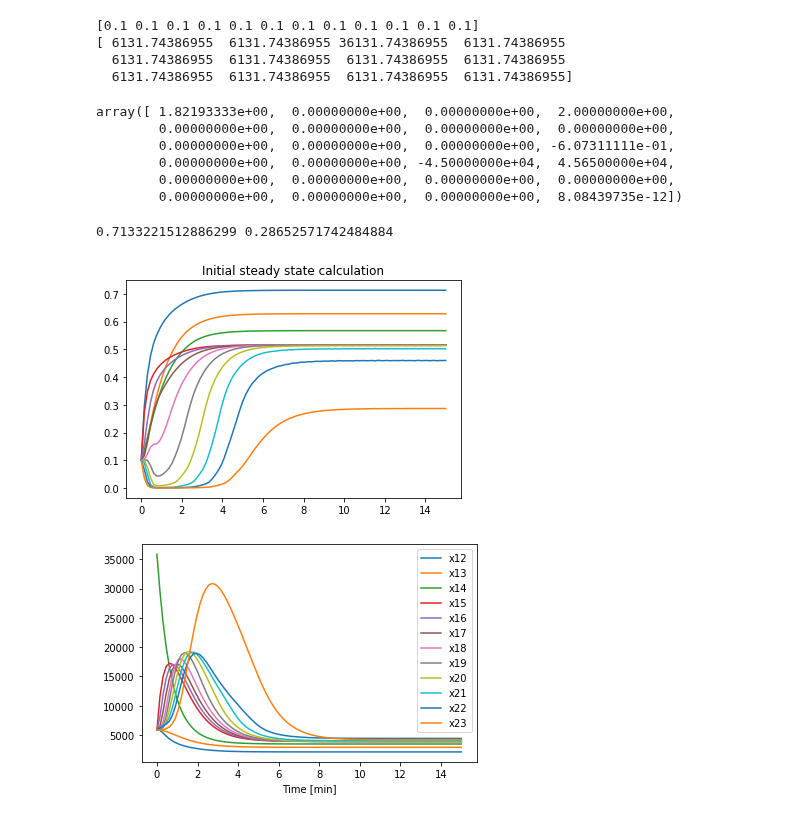
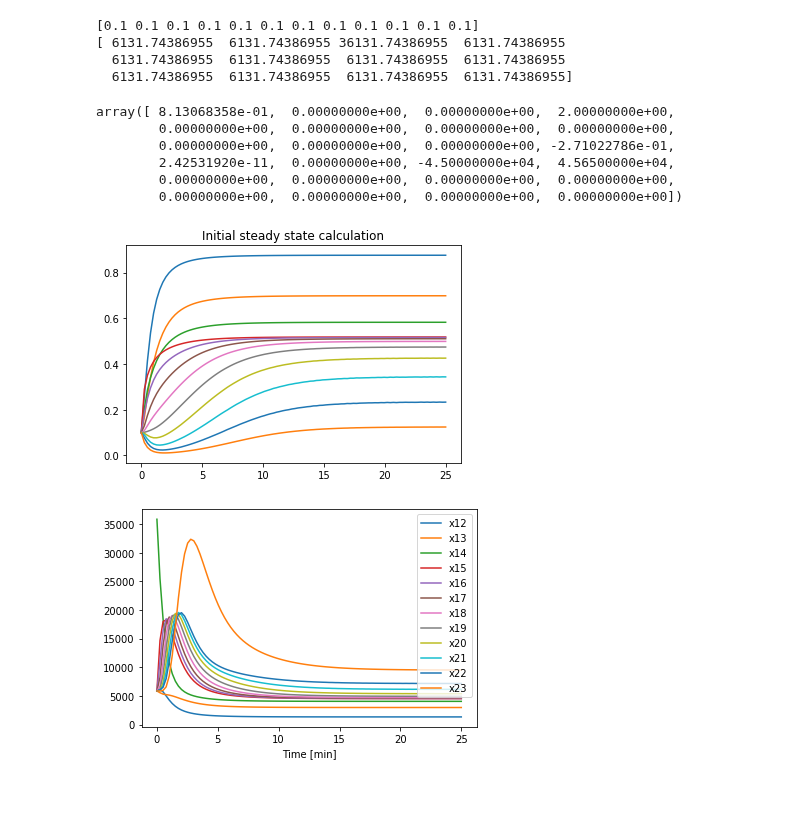
Before and after one commit to albertmitchell3/Distillation_Column, a Jupyter notebook: Basic Distillation Column/Model_2_Energy_Approximation.ipynb, the cells around one changed output. Drawn from its saved outputs; the diff is of its cells as text; code cells hidden in the pictures.

```diff
--- a/Basic Distillation Column/Model_2_Energy_Approximation.ipynb
+++ b/Basic Distillation Column/Model_2_Energy_Approximation.ipynb
@@ -169,9 +170,7 @@ def feed_vector(plates,feedplate,feed):
     L1 = R_r*D
     V = L1 + D
     L2 = F + L1
-
-    R = V - L1
-    BU = L2 - V
+    B = F-D
 
     feed_vec1 = np.zeros(plates)
     feed_vec2 = np.zeros(plates)
@@ -185,8 +184,8 @@ def feed_vector(plates,feedplate,feed):
     flow_vec_bot[feedplate-1:] = L2
 
     feed_vec1[feedplate-1] = feed
-    feed_vec2[0] = R
-    feed_vec2[-1] = BU
+    feed_vec2[0] = D
+    feed_vec2[-1] = B
 
     return np.asarray([flow_vec_top,flow_vec_bot,feed_vec1,feed_vec2])
 # %%
@@ -380,8 +382,10 @@ array([-2394.,     0.,     0.,     0.,     0.,     0.,     0.,     0.,
 # %%
 def heat_loss(plates):
     h_loss = np.zeros(plates)
+
+
     for i in range(len(h_loss)):
-        h_loss[i] = 200
+        h_loss[i] = -18*(i) + 250
     return h_loss
 
 heat_loss(plates)
@@ -407,12 +411,10 @@ def mass_DE(t,var):
     L1 = R_r*D
     V = L1 + D
     L2 = F + L1
+    B = F-D
 
-    R = V - L1
-    BU = L2 - V
-
-#     yi = rel_vol(xi) # change to vle_data() for interpolation of vapour liquid equilibrium
-    yi = vle_data(xi)
+    yi = rel_vol(xi)*(1) # change to vle_data() for interpolation of vapour liquid equilibrium
+#     yi = vle_data(xi)*(1)
 
     if t<15:
         feedplate = 4
@@ -430,14 +432,14 @@ def mass_DE(t,var):
 
 
     HL,HL1, HL2, HV, HV1, HV2, Hi_F = H(hi,xi,yi)
-    h_loss = heat_loss(plates)
+    β = heat_loss(plates)
 #     CPi = Cp(xi)
 
     duty_vector = duty(plates,cond_duty(V,xi,yi),rebl_duty(V,xi,yi))
 
 #      Energy balance with coolprops
 
-    dhdt = 1/(holdup_vec)*( V*(HV1 - HV2) + flow1*HL1 - flow2*HL2 + feed1*HL - feed2*HL + F*Hi_F + duty_vector  )
+    dhdt = 1/(holdup_vec)*( V*(HV1 - HV2) + flow1*HL1 - flow2*HL2 + feed1*HL - feed2*HL + F*Hi_F + duty_vector )
 
 
     didt = np.concatenate([dxdt, dhdt])
@@ -496,15 +498,15 @@ m_rebl = 0.45 # holdup in reboiler
 # %%
 mass_DE(0,init)
 # %% [output]
-array([ 1.82193333e+00,  0.00000000e+00,  0.00000000e+00,  2.00000000e+00,
+array([ 8.13068358e-01,  0.00000000e+00,  0.00000000e+00,  2.00000000e+00,
         0.00000000e+00,  0.00000000e+00,  0.00000000e+00,  0.00000000e+00,
-        0.00000000e+00,  0.00000000e+00,  0.00000000e+00, -6.07311111e-01,
-        0.00000000e+00,  0.00000000e+00, -4.50000000e+04,  4.56500000e+04,
+        0.00000000e+00,  0.00000000e+00,  0.00000000e+00, -2.71022786e-01,
+        2.42531920e-11,  0.00000000e+00, -4.50000000e+04,  4.56500000e+04,
         0.00000000e+00,  0.00000000e+00,  0.00000000e+00,  0.00000000e+00,
-        0.00000000e+00,  0.00000000e+00,  0.00000000e+00,  8.08439735e-12])
+        0.00000000e+00,  0.00000000e+00,  0.00000000e+00,  0.00000000e+00])
 # %%
 # %%debug
-tspan = (0,15)
+tspan = (0,25)
 t = np.linspace( *tspan, 100)
 initial_run = scipy.integrate.solve_ivp(mass_DE, tspan, init, t_eval=t)
 # %%
@@ -512,23 +514,26 @@ x = initial_run.y
 # %%
 plt.figure(1)
 plt.title("Initial steady state calculation")
 
 
 for i in range(0,12) :
     plt.plot(t,initial_run.y[i], label="x{}".format(i))
 
 plt.figure(2)
 
 for i in range(12,24) :
     plt.plot(t,initial_run.y[i]-273, label="x{}".format(i))
 
 plt.xlabel("Time [min]")
 # plt.ylabel("Composition [$x_{eth}$]")
 # plt.ylim([0,1000])
 plt.legend(loc = "upper right")
-plt.savefig("Basic_distillation_column_V3.svg")
-print(initial_run.y[0,-1],initial_run.y[11,-1])
+
+
+a = np.c_[ x.T, initial_run.t ]
+df = pd.DataFrame(a,  columns=['x0', 'x1', 'x2', 'x3', 'x4', 'x5', 'x6', 'x7', 'x8', 'x9', 'x10', 'x11',
+                               'h0', 'h1', 'h2', 'h3', 'h4', 'h5', 'h6', 'h7', 'h8', 'h9', 'h10', 'h11','Time'])
+df.to_csv("model_2_ideal_rel_vol.csv")
 # %% [output]
-0.7133221512886299 0.28652571742484884
-[figure, old version]
+[figure, new version]
-[figure, old version]
+[figure, new version]
```
Also changed, not shown: parts of 7 cells of this notebook, 8 other files.
